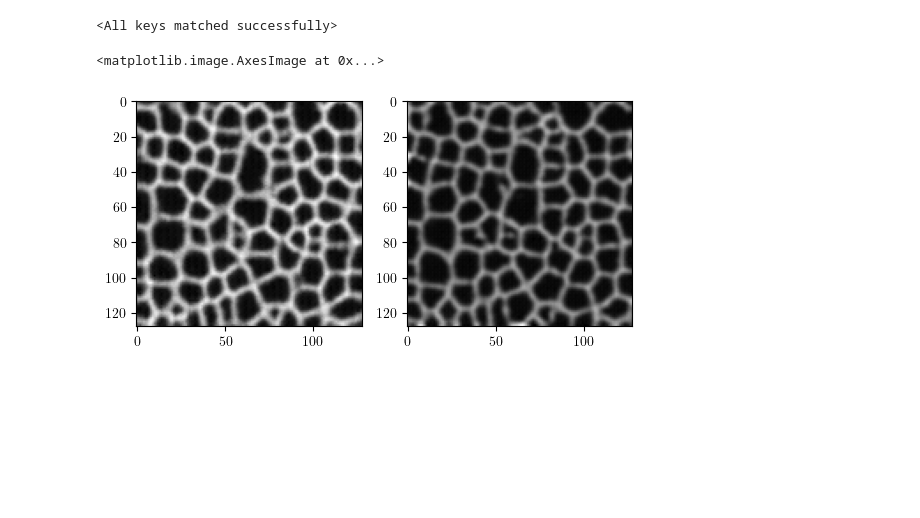
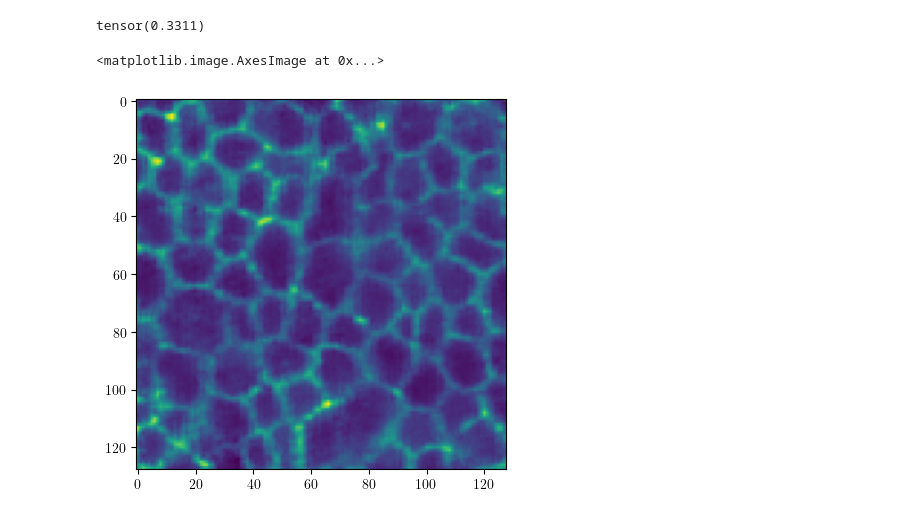
Before and after one commit to siddharthsrivastava0501/isbi-2024-code, a Jupyter notebook: analyse_images.ipynb, the cells around one changed output. Drawn from its saved outputs; the diff is of its cells as text; code cells hidden in the pictures; blank space fills up the shorter version.

```diff
--- a/analyse_images.ipynb
+++ b/analyse_images.ipynb
@@ -155,14 +156,29 @@ tessellation = torch.Tensor(imread('/Users/siddharthsrivastava/Library/CloudStor
 real_segmentation = torch.Tensor(imread('/Users/siddharthsrivastava/Library/CloudStorage/OneDrive-UniversityofWarwick/Dissertation Models - Siddharth Srivastava/dataset/real-segmentation-map_size-128-128_timestep-10.tiff'))
 syn_segmentation = torch.Tensor(imread('/Users/siddharthsrivastava/Library/CloudStorage/OneDrive-UniversityofWarwick/Dissertation Models - Siddharth Srivastava/dataset/gan-segmentation-map_size-128-128_timestep-10.tiff'))
 
-real_cell = normalise(torch.Tensor(imread('/Users/siddharthsrivastava/Library/CloudStorage/OneDrive-UniversityofWarwick/Dissertation Models - Siddharth Srivastava/dataset/real-cell-images_size-128-128_timestep-10.tiff')))
-syn_cell = normalise(torch.Tensor(imread('/Users/siddharthsrivastava/Library/CloudStorage/OneDrive-UniversityofWarwick/Dissertation Models - Siddharth Srivastava/dataset/gan-cell-image_size-128-128_timestep-10_closed-disk-r3_ridge.tiff')))
+real_cell = normalise(torch.Tensor(imread('/Users/siddharthsrivastava/Library/CloudStorage/OneDrive-UniversityofWarwick/Dissertation Models - Siddharth Srivastava/dataset/real-cell-images_size-128-128_timestep-10-8bit.tif')))
+syn_cell = normalise(torch.Tensor(imread('/Users/siddharthsrivastava/Library/CloudStorage/OneDrive-UniversityofWarwick/Dissertation Models - Siddharth Srivastava/dataset/gan-cell-image_size-128-128_timestep-10_closed-disk-r3_ridge-8bit.tif')))
+# %%
+idx = np.int32(list(set(np.arange(128)) - set(np.array([3,6,11,14,24,25,63,85,93,98,101,102,112,122]))))
+
+r = real_cell.unsqueeze(dim=1)
+s = syn_cell.unsqueeze(dim=1)
+
+a = s[[*idx]]
+b = r[[*idx]]
+
+kornia.metrics.ssim(a, b, 3).mean()
+# %% [output]
+tensor(0.3311)
+# %%
+plt.imshow(s[0,0])
+# %% [output]
+<matplotlib.image.AxesImage at 0x...>
+[figure, added]
 # %%
 G1 = UNet()
-G1.load_state_dict(torch.load('./unet-128-pointcloud-to-segmentation-lambda-1000-semiadversarial.pth'))
+G1.load_state_dict(torch.load('./unet-128-pointcloud-to-segmentation-epochs-600-hybrid-adversarial.pth'))
 
 G2 = UNet()
 G2.load_state_dict(torch.load('./unet-128-pointcloud-to-segmentation-lambda-1000-fulladversarial.pth'))
-# %% [output]
-<All keys matched successfully>
 # %%
@@ -173,9 +188,0 @@ imsave("syn-segmentation-maps-full-adversarial-128.tiff", maps_G2, plugin='tifff
-# %%
-plt.subplot(1,2,1)
-plt.imshow(maps_G1[0,0], cmap='gray')
-
-plt.subplot(1,2,2)
-plt.imshow(maps_G2[0,0], cmap='gray')
-# %% [output]
-<matplotlib.image.AxesImage at 0x...>
-[figure, removed]
```
Also changed, not shown: parts of 8 cells of this notebook, 7 other files.
